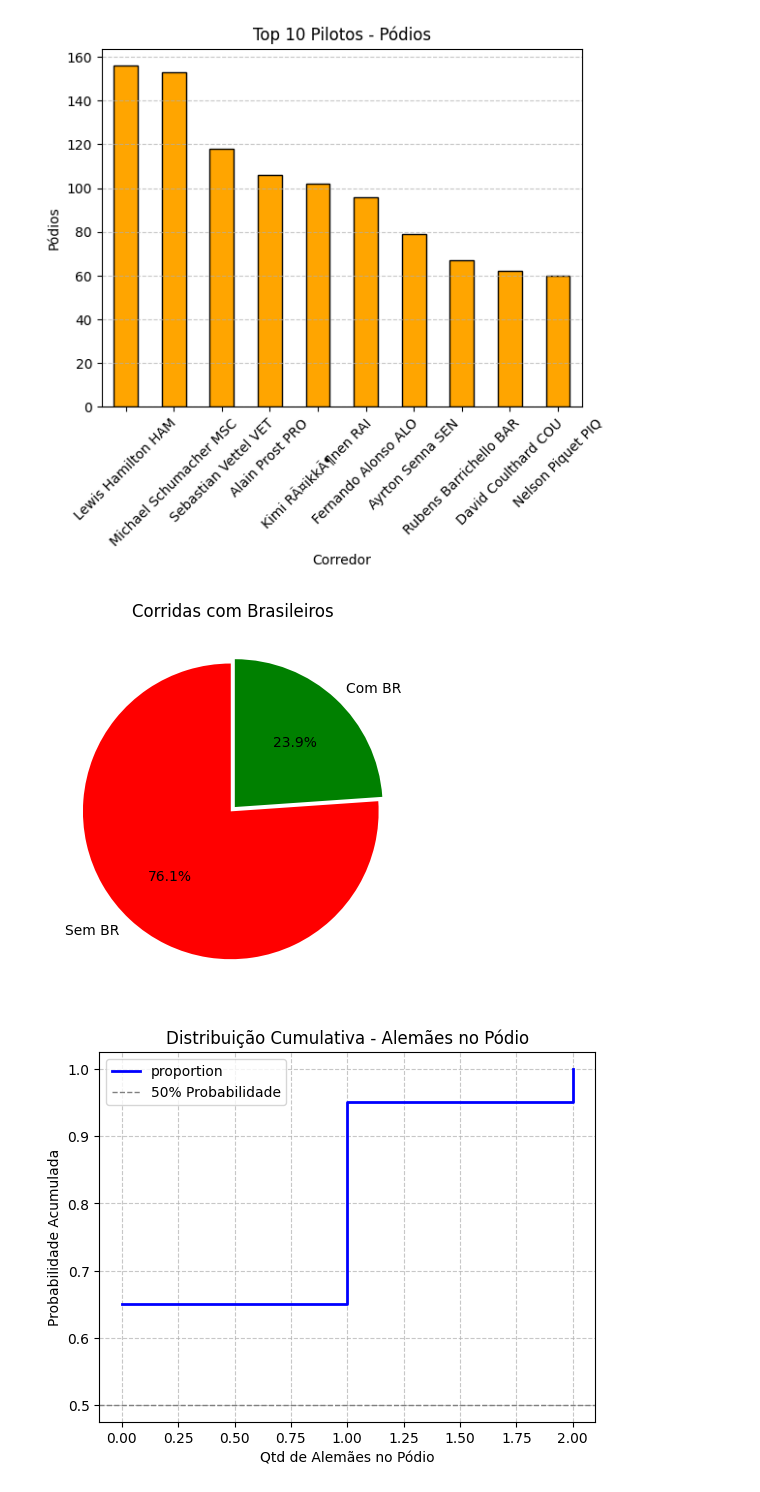
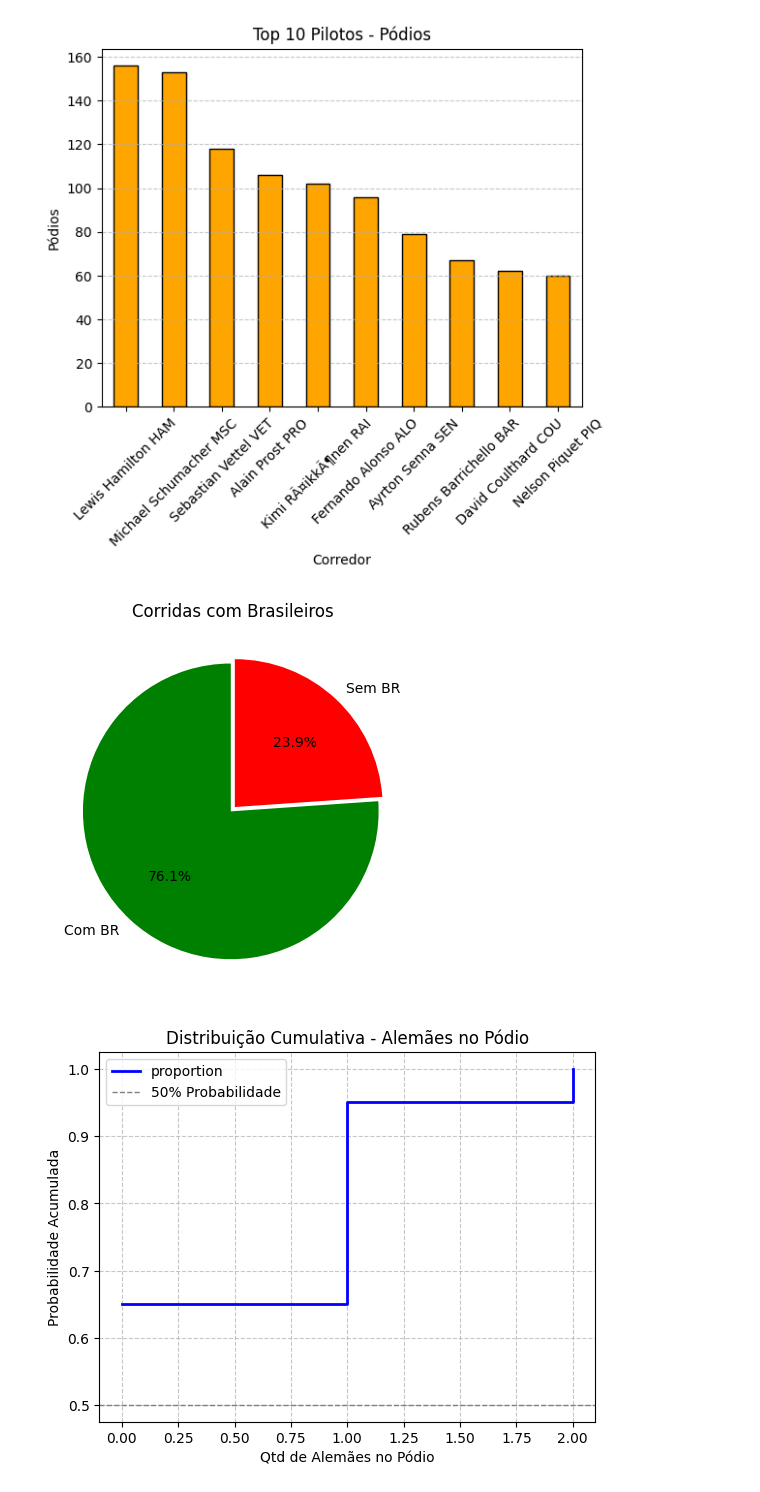
Before and after one commit to Felipesmarq/AnaliseF1, a Jupyter notebook: AnaliseF1.ipynb, the cells around one changed output. Saved outputs shown, nothing was run; the diff lists cells and outputs as text; code cells hidden in the pictures.

```diff
--- a/AnaliseF1.ipynb
+++ b/AnaliseF1.ipynb
@@ -392,13 +408,15 @@ plt.show()
 # %% [output]
 [figure]
 # %%
+# gráficos simples
+
 df_race['Tem_Brasileiro'].value_counts().plot.pie(
-    autopct='%1.1f%%', labels=['Sem BR', 'Com BR'], colors=['red', 'green'],
+    autopct='%1.1f%%', labels=['Com BR', 'Sem BR'], colors=['green', 'red'],
     startangle=90, explode=[0.02, 0.02]
 )
 plt.title('Corridas com Brasileiros')
 plt.ylabel('')
 plt.show()
 # %% [output]
-[figure, old version]
+[figure, new version]
 # %%
```
Also changed, not shown: parts of 58 cells of this notebook.
